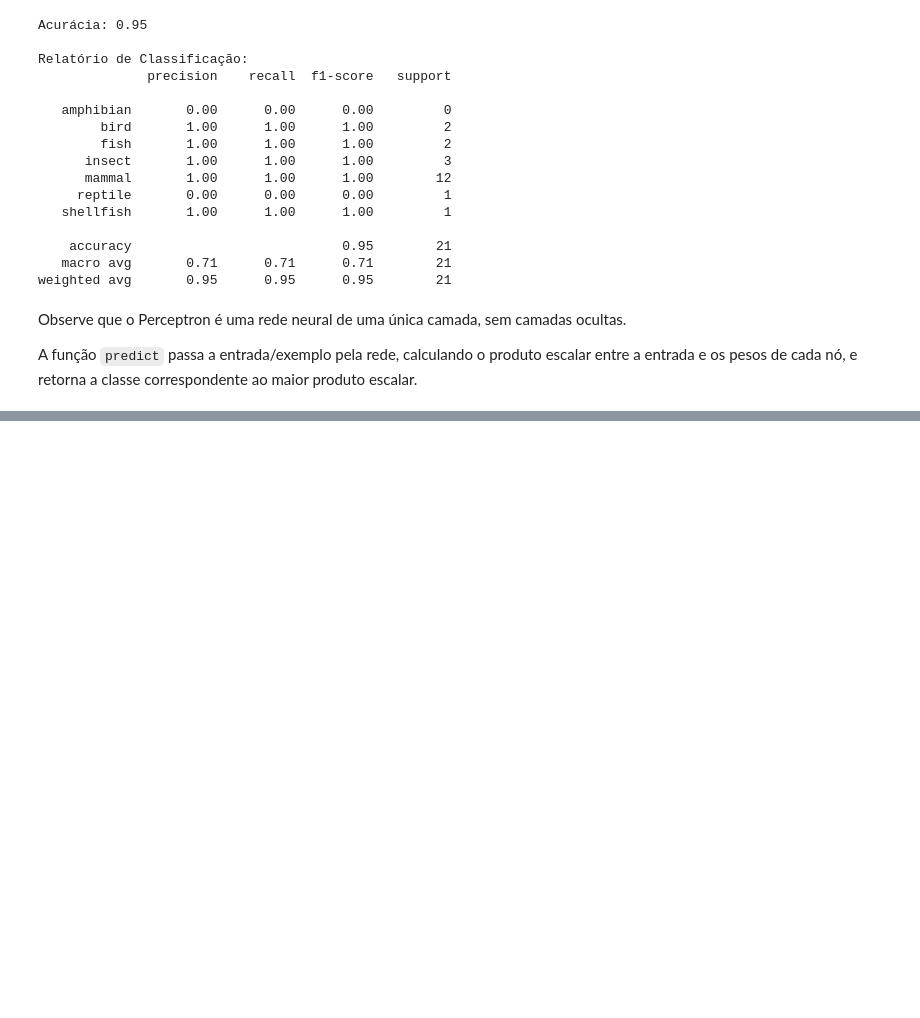
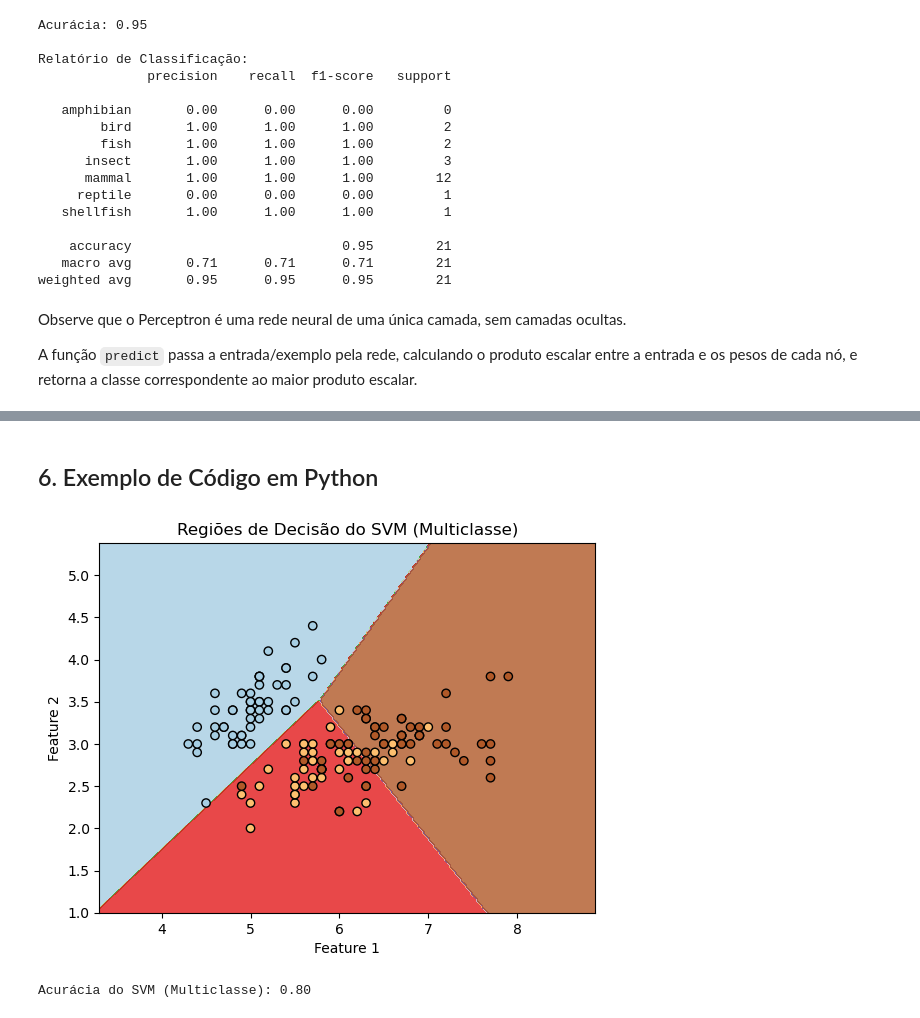
Before and after one commit to eltonsarmanho/aimacode_ptBR_python, a Jupyter notebook: learning.ipynb, the cells around one changed output, grey strips where cells are left out. Saved outputs shown, nothing was run; the diff lists cells and outputs as text; code cells hidden in the pictures; blank space fills up the shorter version.

```diff
--- a/learning.ipynb
+++ b/learning.ipynb
@@ -1742,0 +1746,46 @@ It reduced the error rate considerably. Unlike the `PerceptronLearner`, `AdaBoos
+# %% [markdown]
+## 6. Exemplo de Código em Python
+# %%
+from sklearn import datasets
+from sklearn.model_selection import train_test_split
+from sklearn.svm import SVC
+import numpy as np
+import matplotlib.pyplot as plt
+
+# Carregar o dataset Iris
+iris = datasets.load_iris()
+X = iris.data[:, :2]  # Usar apenas as duas primeiras características para visualização
+y = iris.target
+
+# Dividir os dados em conjuntos de treino e teste
+X_train, X_test, y_train, y_test = train_test_split(X, y, test_size=0.3, random_state=42)
+
+# Criar e treinar o modelo SVM
+svm_model = SVC(kernel='linear')
+svm_model.fit(X_train, y_train)
+
+# Plotar as regiões de decisão
+x_min, x_max = X[:, 0].min() - 1, X[:, 0].max() + 1
+y_min, y_max = X[:, 1].min() - 1, X[:, 1].max() + 1
+xx, yy = np.meshgrid(np.arange(x_min, x_max, 0.02),
+                     np.arange(y_min, y_max, 0.02))
+
+Z = svm_model.predict(np.c_[xx.ravel(), yy.ravel()])
+Z = Z.reshape(xx.shape)
+
+plt.contourf(xx, yy, Z, alpha=0.8, cmap=plt.cm.Paired)
+plt.scatter(X[:, 0], X[:, 1], c=y, edgecolors='k', cmap=plt.cm.Paired)
+plt.xlabel('Feature 1')
+plt.ylabel('Feature 2')
+plt.title('Regiões de Decisão do SVM (Multiclasse)')
+plt.show()
+
+# Fazer previsões
+y_pred = svm_model.predict(X_test)
+
+# Avaliar a acurácia
+accuracy = accuracy_score(y_test, y_pred)
+print(f"Acurácia do SVM (Multiclasse): {accuracy:.2f}")
+# %% [output]
+[figure, added]
+Acurácia do SVM (Multiclasse): 0.80
```
Also changed, not shown: parts of 93 cells of this notebook.
